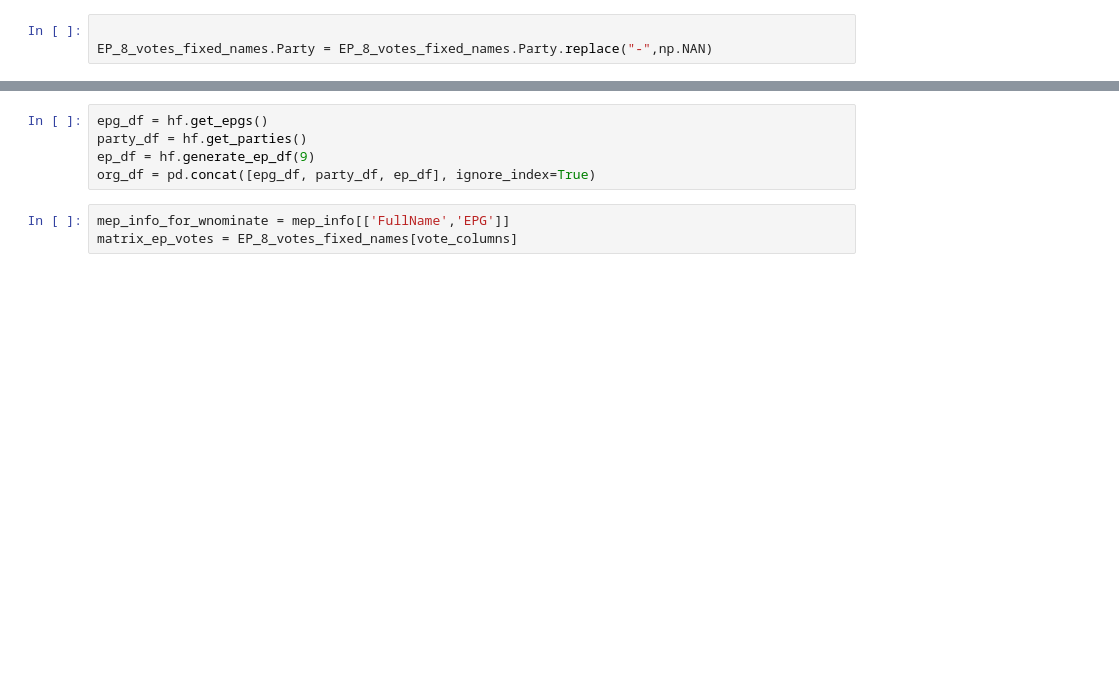
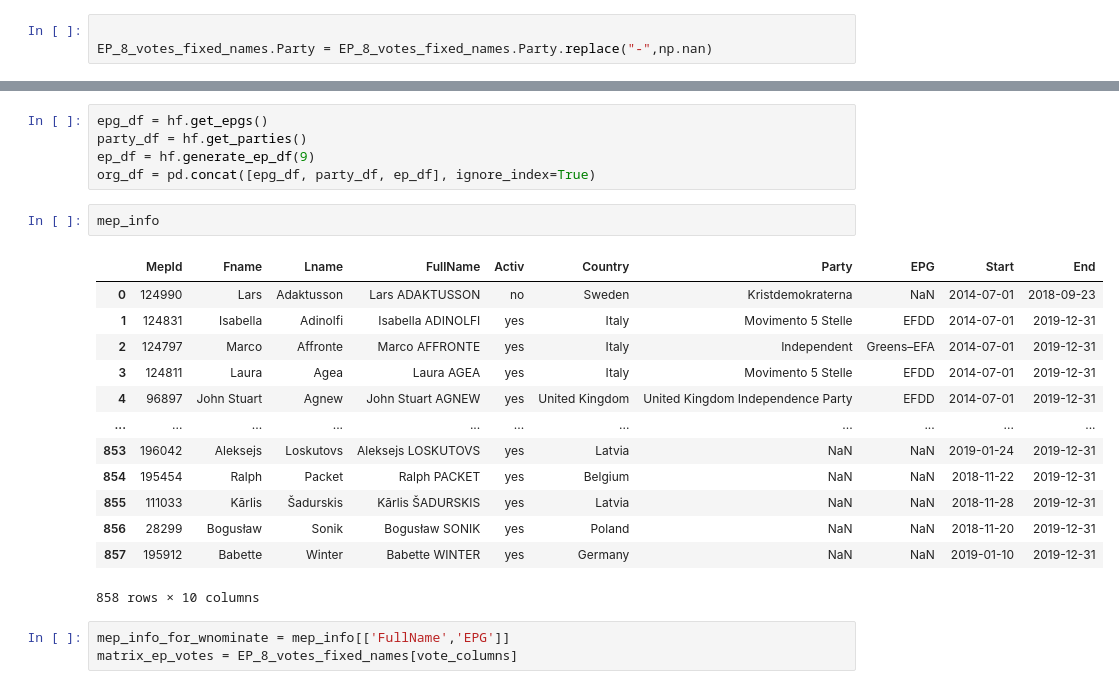
Before and after one commit to Mineranger1/EPVoteMonitor, a Jupyter notebook: data cleaning ep8.ipynb, the cells around one changed output, grey strips where cells are left out. Saved outputs shown, nothing was run; the diff lists cells and outputs as text; blank space fills up the shorter version.

```diff
--- a/data cleaning ep8.ipynb
+++ b/data cleaning ep8.ipynb
@@ -56,7 +63,7 @@ Party
 Name: count, dtype: int64
 # %%
 
-EP_8_votes_fixed_names.Party = EP_8_votes_fixed_names.Party.replace("-",np.NAN)
+EP_8_votes_fixed_names.Party = EP_8_votes_fixed_names.Party.replace("-",np.nan)
 # %% [markdown]
 Votations dataset inspection
 # %%
@@ -275,6 +284,22 @@ epg_df = hf.get_epgs()
 party_df = hf.get_parties()
 ep_df = hf.generate_ep_df(9)
 org_df = pd.concat([epg_df, party_df, ep_df], ignore_index=True)
+# %%
+mep_info
+# %% [output]
+|  | MepId | Fname | Lname | FullName | Activ | Country | Party | EPG | Start | End |
+| 0 | 124990 | Lars | Adaktusson | Lars ADAKTUSSON | no | Sweden | Kristdemokraterna | NaN | 2014-07-01 | 2018-09-23 |
+| 1 | 124831 | Isabella | Adinolfi | Isabella ADINOLFI | yes | Italy | Movimento 5 Stelle | EFDD | 2014-07-01 | 2019-12-31 |
+| 2 | 124797 | Marco | Affronte | Marco AFFRONTE | yes | Italy | Independent | Greens–EFA | 2014-07-01 | 2019-12-31 |
+| 3 | 124811 | Laura | Agea | Laura AGEA | yes | Italy | Movimento 5 Stelle | EFDD | 2014-07-01 | 2019-12-31 |
+| 4 | 96897 | John Stuart | Agnew | John Stuart AGNEW | yes | United Kingdom | United Kingdom Independence Party | EFDD | 2014-07-01 | 2019-12-31 |
+| ... | ... | ... | ... | ... | ... | ... | ... | ... | ... | ... |
+| 853 | 196042 | Aleksejs | Loskutovs | Aleksejs LOSKUTOVS | yes | Latvia | NaN | NaN | 2019-01-24 | 2019-12-31 |
+| 854 | 195454 | Ralph | Packet | Ralph PACKET | yes | Belgium | NaN | NaN | 2018-11-22 | 2019-12-31 |
+| 855 | 111033 | Kārlis | Šadurskis | Kārlis ŠADURSKIS | yes | Latvia | NaN | NaN | 2018-11-28 | 2019-12-31 |
+| 856 | 28299 | Bogusław | Sonik | Bogusław SONIK | yes | Poland | NaN | NaN | 2018-11-20 | 2019-12-31 |
+| 857 | 195912 | Babette | Winter | Babette WINTER | yes | Germany | NaN | NaN | 2019-01-10 | 2019-12-31 |
+858 rows × 10 columns
 # %%
 mep_info_for_wnominate = mep_info[['FullName','EPG']]
 matrix_ep_votes = EP_8_votes_fixed_names[vote_columns]
```
Also changed, not shown: parts of 13 cells of this notebook, 13 other files.
